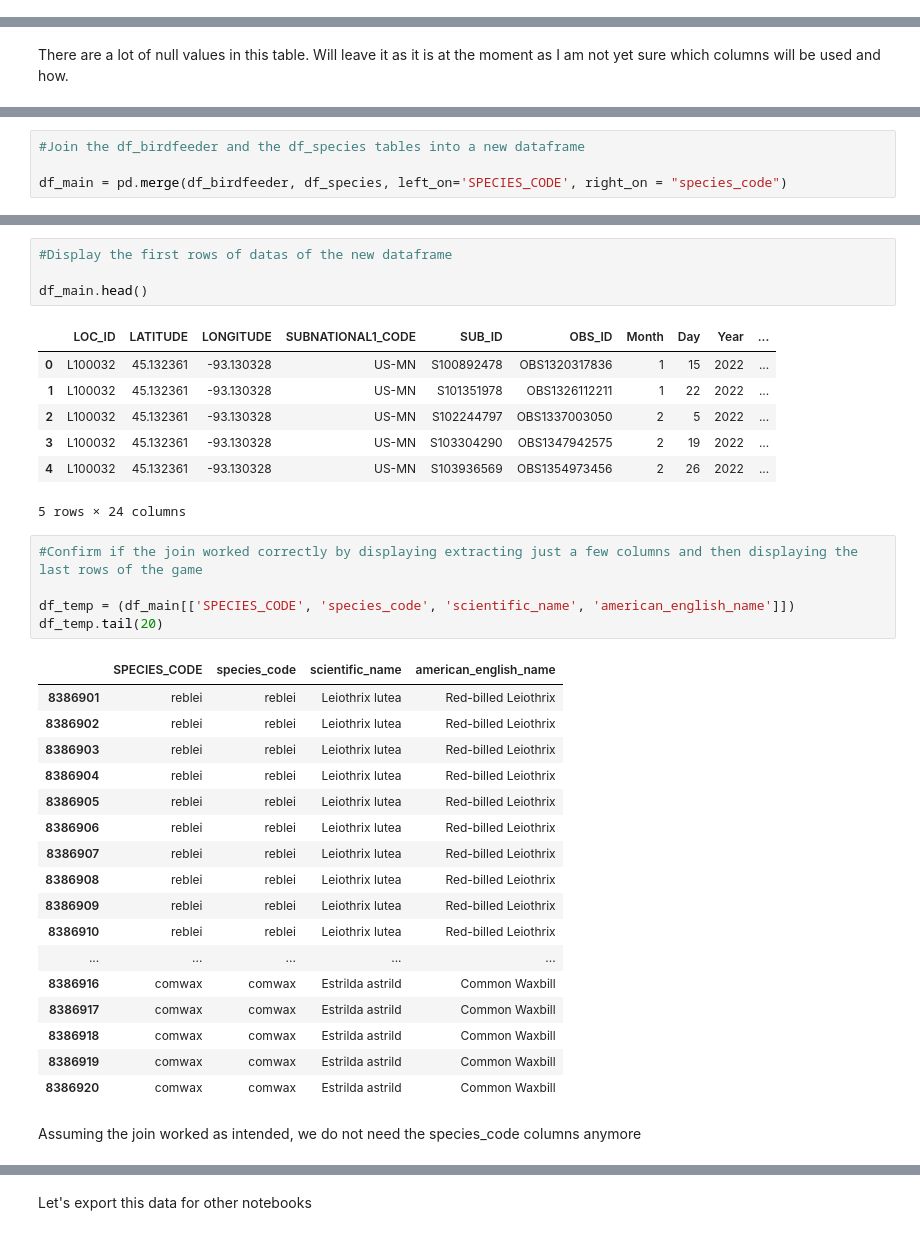
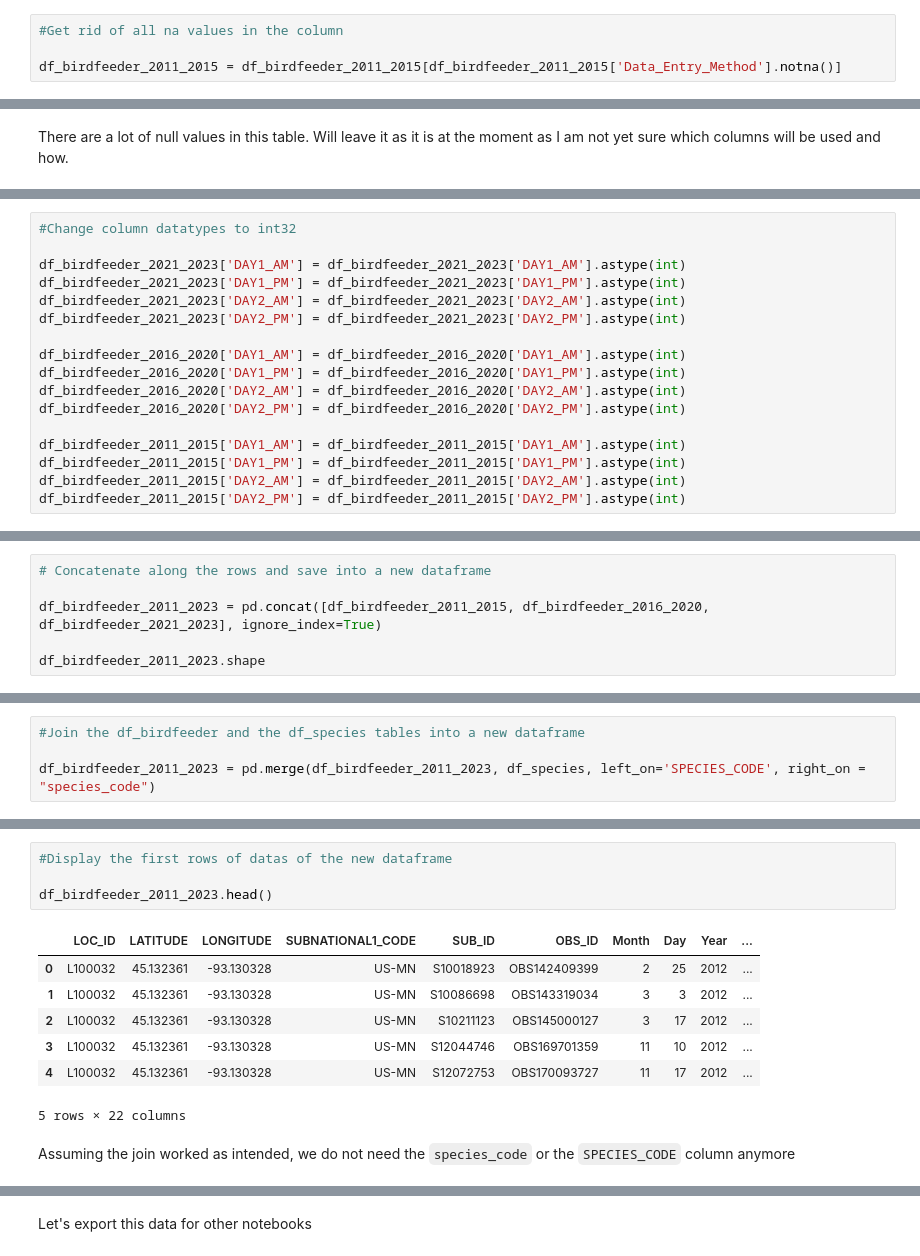
Before and after one commit to Ro-Mart/BirdWatchAssistant, a Jupyter notebook: Notebooks/BirdWatch_EDA.ipynb, the cells around one changed output, grey strips where cells are left out. Cells and saved outputs as stored; diff of their text form.

```diff
--- a/Notebooks/BirdWatch_EDA.ipynb
+++ b/Notebooks/BirdWatch_EDA.ipynb
@@ -366,0 +1010,4 @@ Seems like we have no duplicate rows!
+# %%
+#Get rid of all na values in the column
+
+df_birdfeeder_2011_2015 = df_birdfeeder_2011_2015[df_birdfeeder_2011_2015['Data_Entry_Method'].notna()]
@@ -510,0 +1195,17 @@ There are a lot of null values in this table. Will leave it as it is at the mome
+# %%
+#Change column datatypes to int32
+
+df_birdfeeder_2021_2023['DAY1_AM'] = df_birdfeeder_2021_2023['DAY1_AM'].astype(int)
+df_birdfeeder_2021_2023['DAY1_PM'] = df_birdfeeder_2021_2023['DAY1_PM'].astype(int)
+df_birdfeeder_2021_2023['DAY2_AM'] = df_birdfeeder_2021_2023['DAY2_AM'].astype(int)
+df_birdfeeder_2021_2023['DAY2_PM'] = df_birdfeeder_2021_2023['DAY2_PM'].astype(int)
+
+df_birdfeeder_2016_2020['DAY1_AM'] = df_birdfeeder_2016_2020['DAY1_AM'].astype(int)
+df_birdfeeder_2016_2020['DAY1_PM'] = df_birdfeeder_2016_2020['DAY1_PM'].astype(int)
+df_birdfeeder_2016_2020['DAY2_AM'] = df_birdfeeder_2016_2020['DAY2_AM'].astype(int)
+df_birdfeeder_2016_2020['DAY2_PM'] = df_birdfeeder_2016_2020['DAY2_PM'].astype(int)
+
+df_birdfeeder_2011_2015['DAY1_AM'] = df_birdfeeder_2011_2015['DAY1_AM'].astype(int)
+df_birdfeeder_2011_2015['DAY1_PM'] = df_birdfeeder_2011_2015['DAY1_PM'].astype(int)
+df_birdfeeder_2011_2015['DAY2_AM'] = df_birdfeeder_2011_2015['DAY2_AM'].astype(int)
+df_birdfeeder_2011_2015['DAY2_PM'] = df_birdfeeder_2011_2015['DAY2_PM'].astype(int)
@@ -510,0 +1233,6 @@ There are a lot of null values in this table. Will leave it as it is at the mome
+# %%
+# Concatenate along the rows and save into a new dataframe
+
+df_birdfeeder_2011_2023 = pd.concat([df_birdfeeder_2011_2015, df_birdfeeder_2016_2020, df_birdfeeder_2021_2023], ignore_index=True)
+
+df_birdfeeder_2011_2023.shape
@@ -514,7 +1265,7 @@ Both the birdfeeder and the species table contain a column for the species code.
 # %%
 #Join the df_birdfeeder and the df_species tables into a new dataframe
 
-df_main = pd.merge(df_birdfeeder, df_species, left_on='SPECIES_CODE', right_on = "species_code")
+df_birdfeeder_2011_2023 = pd.merge(df_birdfeeder_2011_2023, df_species, left_on='SPECIES_CODE', right_on = "species_code")
 # %%
 #Check the dimensions of the newly created dataframe
 
@@ -524,38 +1295,15 @@ df_main.shape
 # %%
 #Display the first rows of datas of the new dataframe
 
-df_main.head()
+df_birdfeeder_2011_2023.head()
 # %% [output]
 |  | LOC_ID | LATITUDE | LONGITUDE | SUBNATIONAL1_CODE | SUB_ID | OBS_ID | Month | Day | Year | ... |
-| 0 | L100032 | 45.132361 | -93.130328 | US-MN | S100892478 | OBS1320317836 | 1 | 15 | 2022 | ... |
-| 1 | L100032 | 45.132361 | -93.130328 | US-MN | S101351978 | OBS1326112211 | 1 | 22 | 2022 | ... |
-| 2 | L100032 | 45.132361 | -93.130328 | US-MN | S102244797 | OBS1337003050 | 2 | 5 | 2022 | ... |
-| 3 | L100032 | 45.132361 | -93.130328 | US-MN | S103304290 | OBS1347942575 | 2 | 19 | 2022 | ... |
-| 4 | L100032 | 45.132361 | -93.130328 | US-MN | S103936569 | OBS1354973456 | 2 | 26 | 2022 | ... |
+| 0 | L100032 | 45.132361 | -93.130328 | US-MN | S10018923 | OBS142409399 | 2 | 25 | 2012 | ... |
+| 1 | L100032 | 45.132361 | -93.130328 | US-MN | S10086698 | OBS143319034 | 3 | 3 | 2012 | ... |
+| 2 | L100032 | 45.132361 | -93.130328 | US-MN | S10211123 | OBS145000127 | 3 | 17 | 2012 | ... |
+| 3 | L100032 | 45.132361 | -93.130328 | US-MN | S12044746 | OBS169701359 | 11 | 10 | 2012 | ... |
+| 4 | L100032 | 45.132361 | -93.130328 | US-MN | S12072753 | OBS170093727 | 11 | 17 | 2012 | ... |
-5 rows × 24 columns
+5 rows × 22 columns
-# %%
-#Confirm if the join worked correctly by displaying extracting just a few columns and then displaying the last rows of the game
-
-df_temp = (df_main[['SPECIES_CODE', 'species_code', 'scientific_name', 'american_english_name']])
-df_temp.tail(20)
-# %% [output]
-|  | SPECIES_CODE | species_code | scientific_name | american_english_name |
-| 8386901 | reblei | reblei | Leiothrix lutea | Red-billed Leiothrix |
-| 8386902 | reblei | reblei | Leiothrix lutea | Red-billed Leiothrix |
-| 8386903 | reblei | reblei | Leiothrix lutea | Red-billed Leiothrix |
-| 8386904 | reblei | reblei | Leiothrix lutea | Red-billed Leiothrix |
-| 8386905 | reblei | reblei | Leiothrix lutea | Red-billed Leiothrix |
-| 8386906 | reblei | reblei | Leiothrix lutea | Red-billed Leiothrix |
-| 8386907 | reblei | reblei | Leiothrix lutea | Red-billed Leiothrix |
-| 8386908 | reblei | reblei | Leiothrix lutea | Red-billed Leiothrix |
-| 8386909 | reblei | reblei | Leiothrix lutea | Red-billed Leiothrix |
-| 8386910 | reblei | reblei | Leiothrix lutea | Red-billed Leiothrix |
-| ... | ... | ... | ... | ... |
-| 8386916 | comwax | comwax | Estrilda astrild | Common Waxbill |
-| 8386917 | comwax | comwax | Estrilda astrild | Common Waxbill |
-| 8386918 | comwax | comwax | Estrilda astrild | Common Waxbill |
-| 8386919 | comwax | comwax | Estrilda astrild | Common Waxbill |
-| 8386920 | comwax | comwax | Estrilda astrild | Common Waxbill |
 # %% [markdown]
-Assuming the join worked as intended, we do not need the species_code columns anymore
+Assuming the join worked as intended, we do not need the `species_code` or the `SPECIES_CODE` column anymore
 # %%
```
Also changed, not shown: parts of 166 cells of this notebook.
